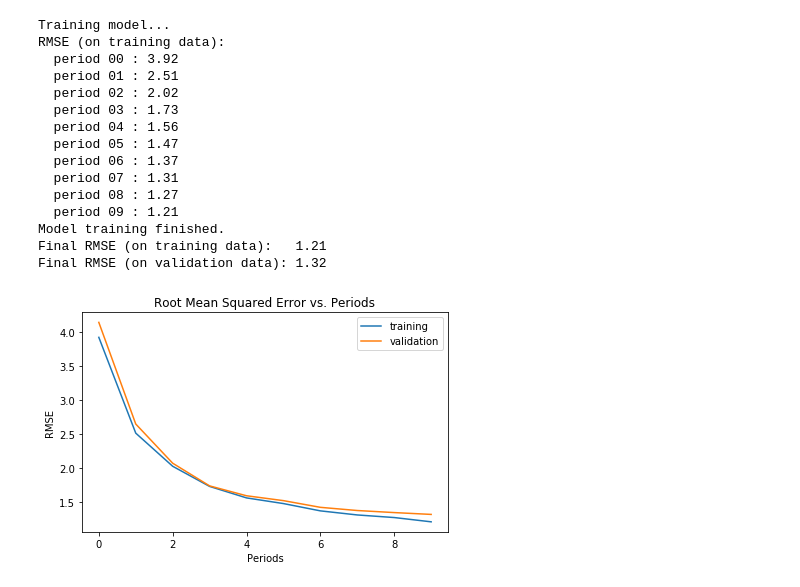
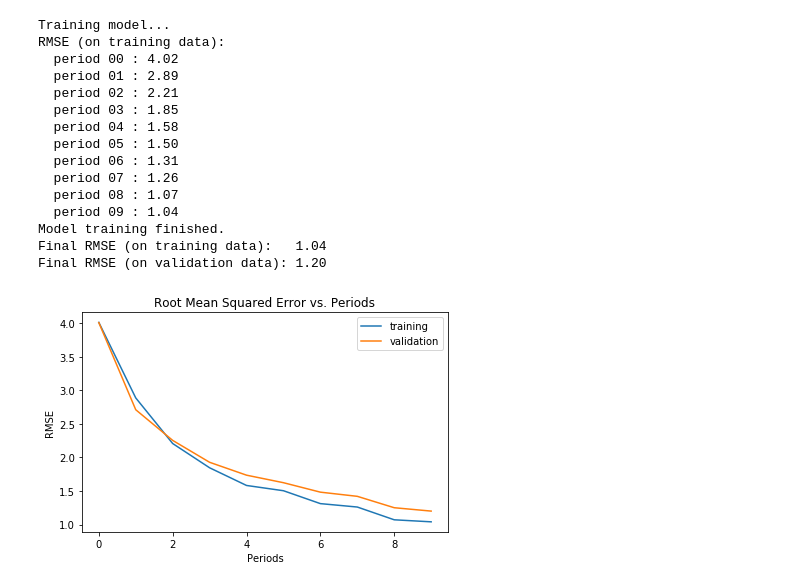
Before and after one commit to czhao39/stock-dnn, a Jupyter notebook: stockdnn.ipynb, the cells around one changed output. Saved outputs shown, nothing was run; the diff lists cells and outputs as text; code cells hidden in the pictures.

```diff
--- a/stockdnn.ipynb
+++ b/stockdnn.ipynb
@@ -268,28 +260,28 @@ def train_nn_regression_model(
     return dnn_regressor, training_rmse, validation_rmse
 # %%
 regressor, _, _ = train_nn_regression_model(
-    optimizer=tf.train.AdagradOptimizer(learning_rate=0.01),
+    optimizer=tf.train.AdagradOptimizer(learning_rate=0.02),
     steps=1000,
-    batch_size=50,
-    hidden_units=[30, 30, 30, 20, 20],
+    batch_size=20,
+    hidden_units=[30, 30, 20, 20],
     training_examples=training_examples,
     training_targets=training_targets,
     validation_examples=validation_examples,
     validation_targets=validation_targets)
 # %% [output]
 Training model...
 RMSE (on training data):
-  period 00 : 3.92
-  period 01 : 2.51
-  period 02 : 2.02
-  period 03 : 1.73
-  period 04 : 1.56
-  period 05 : 1.47
-  period 06 : 1.37
-  period 07 : 1.31
-  period 08 : 1.27
-  period 09 : 1.21
+  period 00 : 4.02
+  period 01 : 2.89
+  period 02 : 2.21
+  period 03 : 1.85
+  period 04 : 1.58
+  period 05 : 1.50
+  period 06 : 1.31
+  period 07 : 1.26
+  period 08 : 1.07
+  period 09 : 1.04
 Model training finished.
-Final RMSE (on training data):   1.21
-Final RMSE (on validation data): 1.32
+Final RMSE (on training data):   1.04
+Final RMSE (on validation data): 1.20
-[figure, old version]
+[figure, new version]
```
Also changed, not shown: parts of 6 cells of this notebook.
